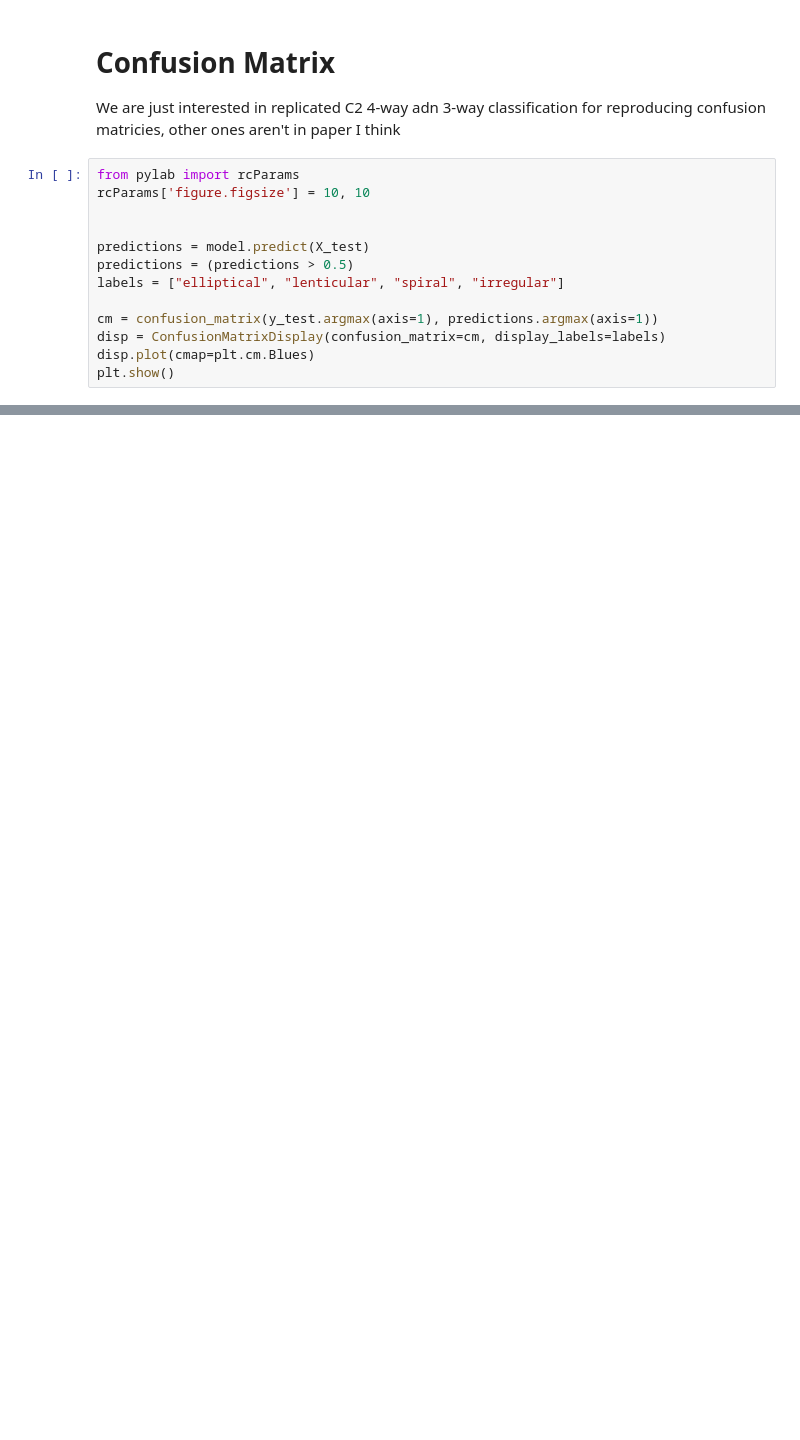
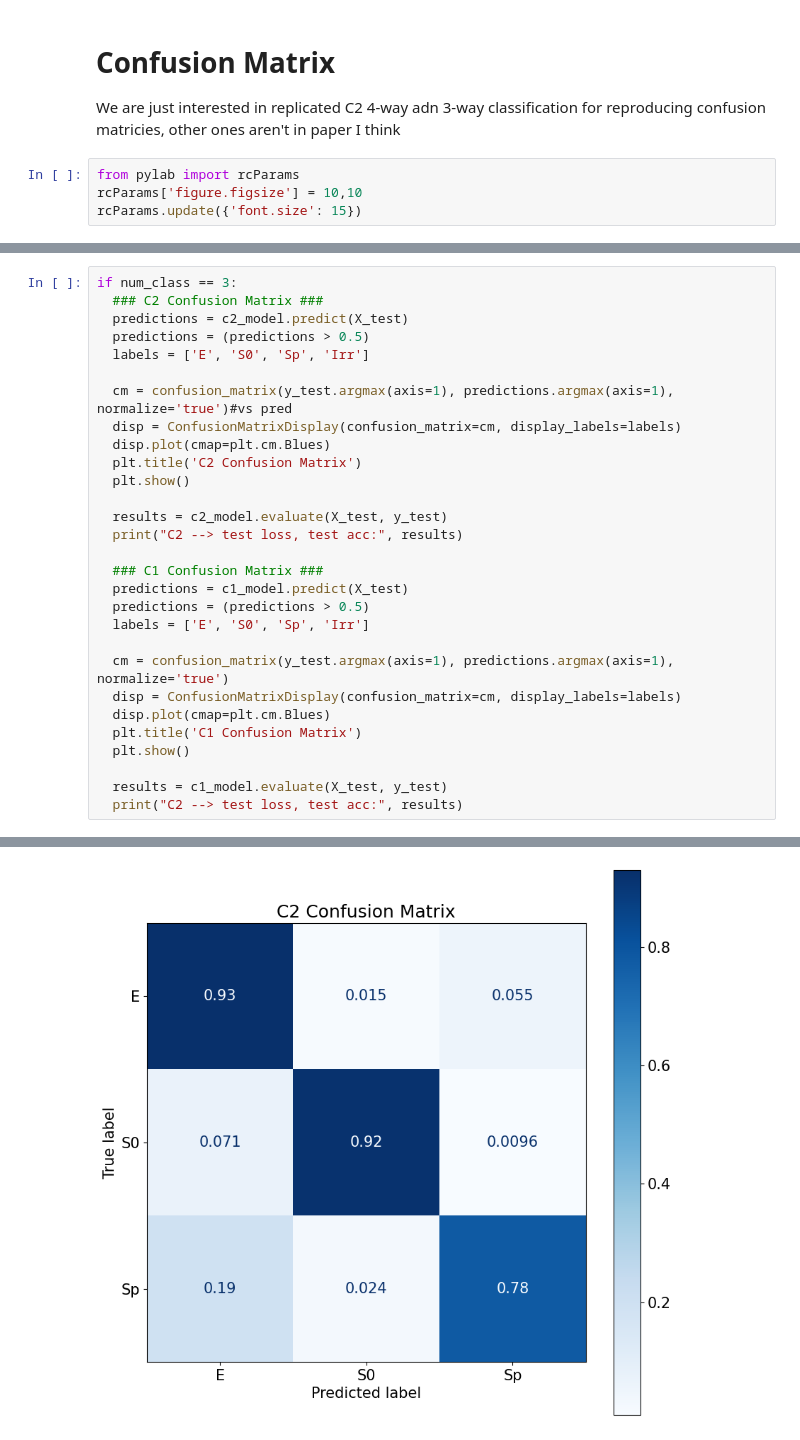
Before and after one commit to ashley-ferreira/PHYS449_FinalProject, a Jupyter notebook: notebooks/KerasGalaxy10_gband.ipynb, the cells around one changed output, grey strips where cells are left out. Saved outputs shown, nothing was run; the diff lists cells and outputs as text; blank space fills up the shorter version.

Commit message:
final results for galaxy10

```diff
--- a/notebooks/KerasGalaxy10_gband.ipynb
+++ b/notebooks/KerasGalaxy10_gband.ipynb
@@ -540,16 +546,7 @@ SyntaxError: ignored
 # %% [markdown]
 # **Confusion Matrix**
 We are just interested in replicated C2 4-way adn 3-way classification for reproducing confusion matricies, other ones aren't in paper I think
-# %%
-from pylab import rcParams
-rcParams['figure.figsize'] = 10, 10
-
-
-predictions = model.predict(X_test)
-predictions = (predictions > 0.5)
-labels = ["elliptical", "lenticular", "spiral", "irregular"]
-
-cm = confusion_matrix(y_test.argmax(axis=1), predictions.argmax(axis=1))
-disp = ConfusionMatrixDisplay(confusion_matrix=cm, display_labels=labels)
-disp.plot(cmap=plt.cm.Blues)
-plt.show()
+# %%
+from pylab import rcParams
+rcParams['figure.figsize'] = 10,10
+rcParams.update({'font.size': 15})
@@ -555,0 +585,30 @@ plt.show()
+# %%
+if num_class == 3:
+  ### C2 Confusion Matrix ###
+  predictions = c2_model.predict(X_test)
+  predictions = (predictions > 0.5)
+  labels = ['E', 'S0', 'Sp', 'Irr']
+
+  cm = confusion_matrix(y_test.argmax(axis=1), predictions.argmax(axis=1), normalize='true')#vs pred
+  disp = ConfusionMatrixDisplay(confusion_matrix=cm, display_labels=labels)
+  disp.plot(cmap=plt.cm.Blues)
+  plt.title('C2 Confusion Matrix')
+  plt.show()
+
+  results = c2_model.evaluate(X_test, y_test)
+  print("C2 --> test loss, test acc:", results)
+
+  ### C1 Confusion Matrix ###
+  predictions = c1_model.predict(X_test)
+  predictions = (predictions > 0.5)
+  labels = ['E', 'S0', 'Sp', 'Irr']
+
+  cm = confusion_matrix(y_test.argmax(axis=1), predictions.argmax(axis=1), normalize='true')
+  disp = ConfusionMatrixDisplay(confusion_matrix=cm, display_labels=labels)
+  disp.plot(cmap=plt.cm.Blues)
+  plt.title('C1 Confusion Matrix')
+  plt.show()
+
+  results = c1_model.evaluate(X_test, y_test)
+  print("C2 --> test loss, test acc:", results)
+# %% [output]
@@ -555,0 +616 @@ plt.show()
+[figure, added]
```
Also changed, not shown: parts of 12 cells of this notebook.
